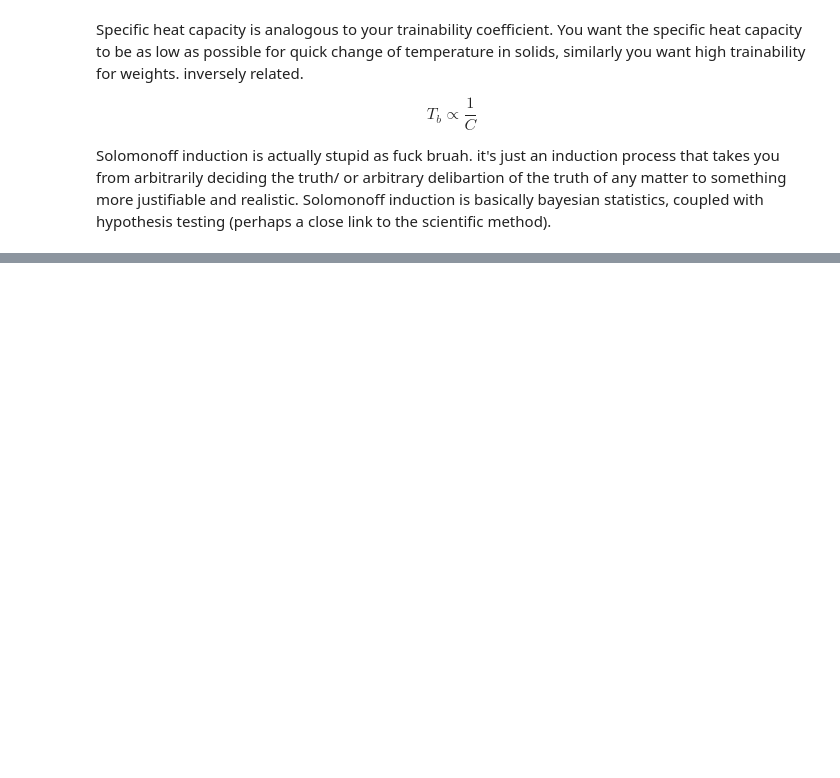
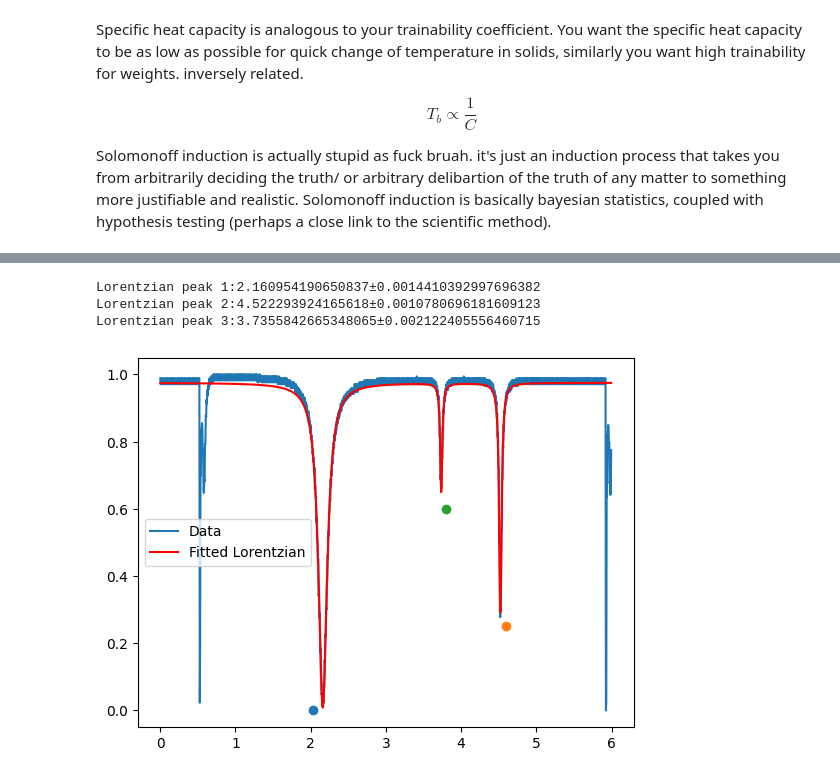
Before and after one commit to imathrock/Optical_Pumping, a Jupyter notebook: Data_analysis.ipynb, the cells around one changed output, grey strips where cells are left out. Cells and saved outputs as stored; diff of their text form; code cells hidden in the pictures; blank space fills up the shorter version.

```diff
--- a/Data_analysis.ipynb
+++ b/Data_analysis.ipynb
@@ -98,0 +110,8 @@ Lorentzian peak 3:3.4572798751090317±0.006933717114232027
+# %%
+p0_guess = [1.0,0.0,2.025,0.018,0.25,4.6,0.023,0.6,3.8,0.022]
+popt,perr = fit_lorentzian(p0_guess,df_125)
+# %% [output]
+Lorentzian peak 1:2.160954190650837±0.0014410392997696382
+Lorentzian peak 2:4.522293924165618±0.0010780696181609123
+Lorentzian peak 3:3.7355842665348065±0.002122405556460715
+[figure, added]
```
Also changed, not shown: parts of 8 cells of this notebook.
